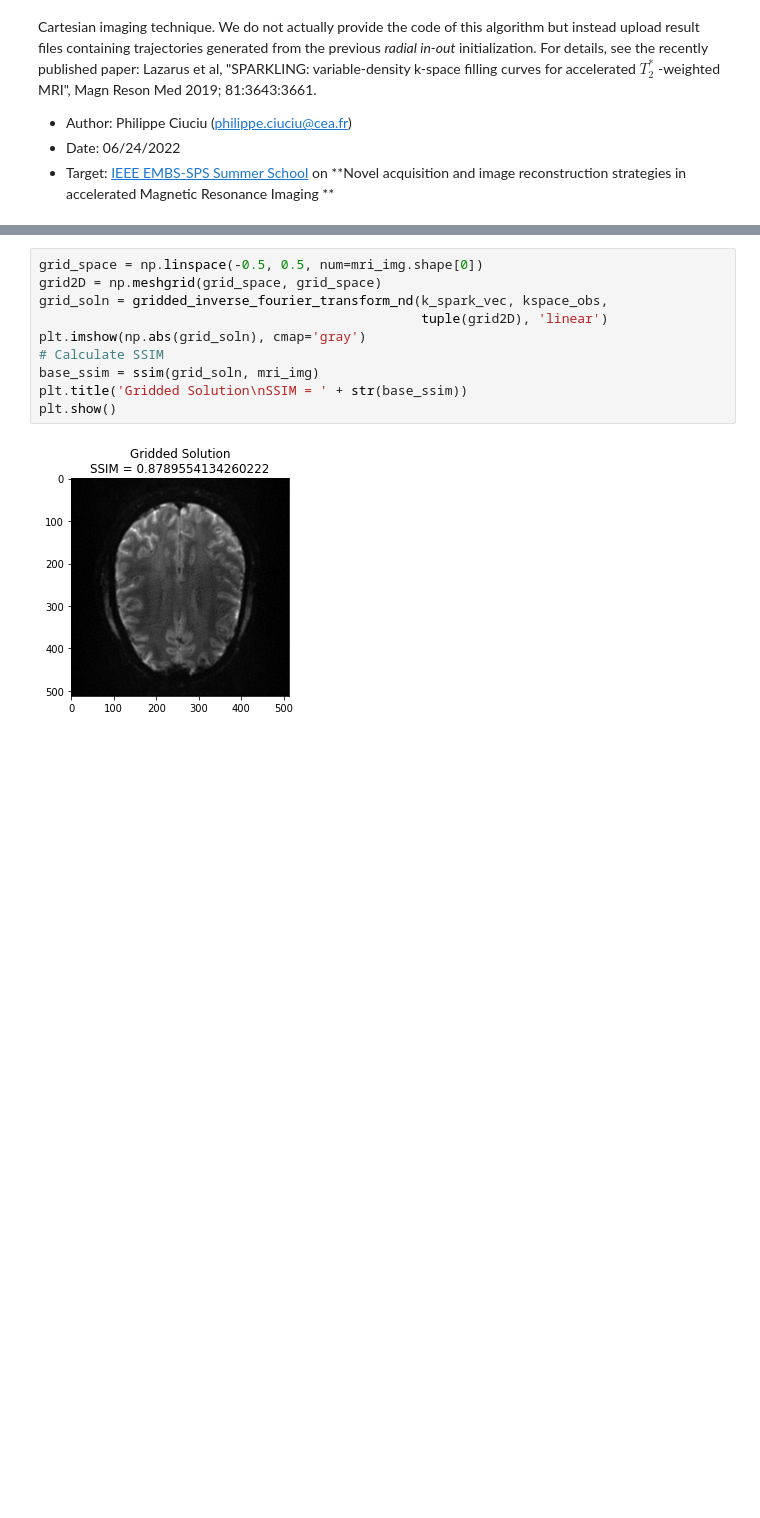
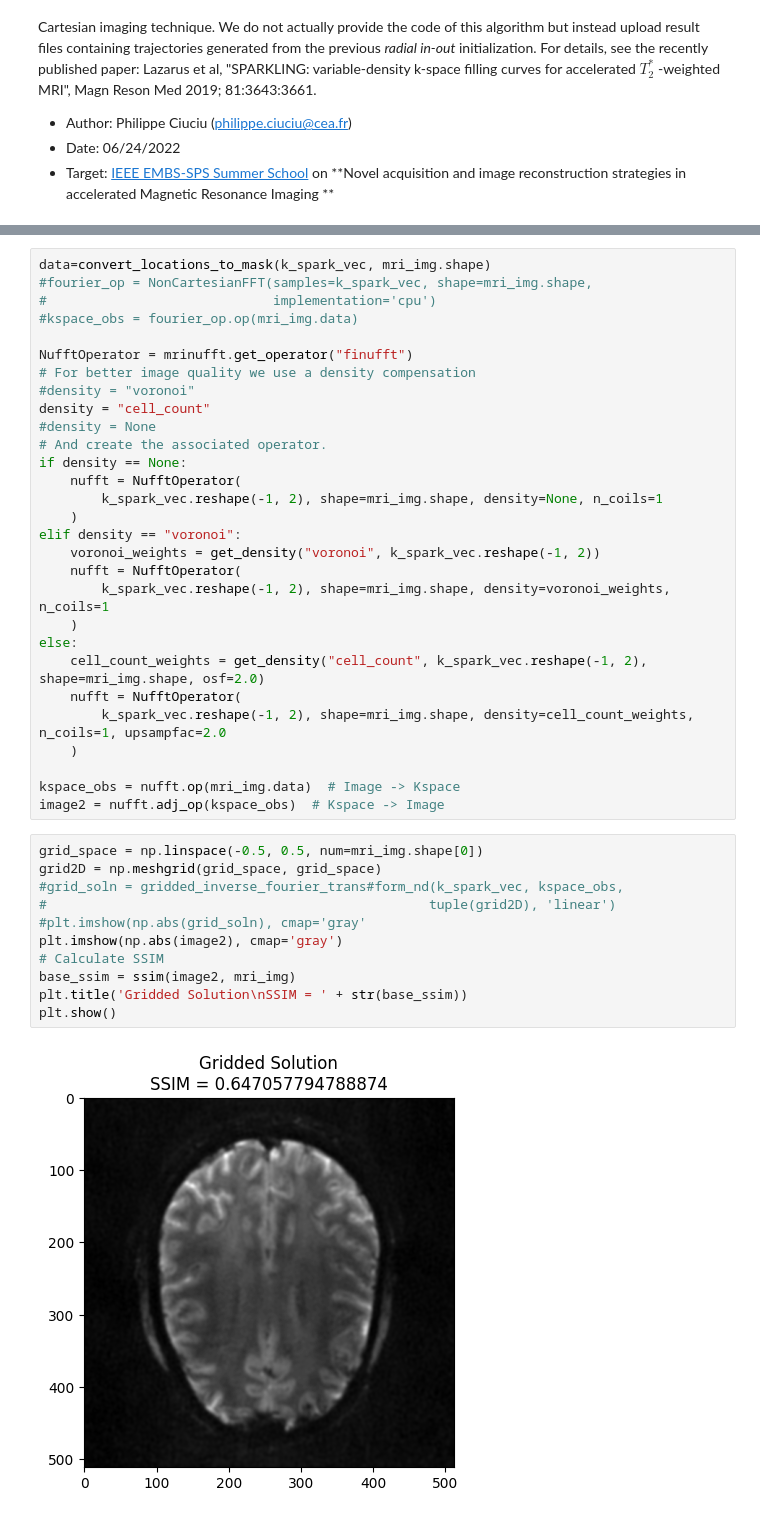
Before and after one commit to philouc/mri_acq_recon_tutorial, a Jupyter notebook: IEEE-EMBS_2022SummerSchool/07.Sparkling_undersampling.ipynb, the cells around one changed output, grey strips where cells are left out. Drawn from its saved outputs; the diff is of its cells as text; blank space fills up the shorter version.

Commit message:
updated SPARKLING non-Cartesian example with MRI nufft

```diff
--- a/IEEE-EMBS_2022SummerSchool/07.Sparkling_undersampling.ipynb
+++ b/IEEE-EMBS_2022SummerSchool/07.Sparkling_undersampling.ipynb
@@ -85,12 +82,42 @@ kspace_obs = fourier_op.op(mri_img.data)
+# %%
+data=convert_locations_to_mask(k_spark_vec, mri_img.shape)
+#fourier_op = NonCartesianFFT(samples=k_spark_vec, shape=mri_img.shape,
+#                             implementation='cpu')
+#kspace_obs = fourier_op.op(mri_img.data)
+
+NufftOperator = mrinufft.get_operator("finufft")
+# For better image quality we use a density compensation
+#density = "voronoi"
+density = "cell_count"
+#density = None
+# And create the associated operator.
+if density == None:
+    nufft = NufftOperator(
+        k_spark_vec.reshape(-1, 2), shape=mri_img.shape, density=None, n_coils=1
+    )
+elif density == "voronoi":
+    voronoi_weights = get_density("voronoi", k_spark_vec.reshape(-1, 2))
+    nufft = NufftOperator(
+        k_spark_vec.reshape(-1, 2), shape=mri_img.shape, density=voronoi_weights, n_coils=1
+    )
+else:
+    cell_count_weights = get_density("cell_count", k_spark_vec.reshape(-1, 2), shape=mri_img.shape, osf=2.0)
+    nufft = NufftOperator(
+        k_spark_vec.reshape(-1, 2), shape=mri_img.shape, density=cell_count_weights, n_coils=1, upsampfac=2.0
+    )
+
+kspace_obs = nufft.op(mri_img.data)  # Image -> Kspace
+image2 = nufft.adj_op(kspace_obs)  # Kspace -> Image
 # %%
 grid_space = np.linspace(-0.5, 0.5, num=mri_img.shape[0])
 grid2D = np.meshgrid(grid_space, grid_space)
-grid_soln = gridded_inverse_fourier_transform_nd(k_spark_vec, kspace_obs,
-                                                 tuple(grid2D), 'linear')
-plt.imshow(np.abs(grid_soln), cmap='gray')
+#grid_soln = gridded_inverse_fourier_trans#form_nd(k_spark_vec, kspace_obs,
+#                                                 tuple(grid2D), 'linear')
+#plt.imshow(np.abs(grid_soln), cmap='gray'
+plt.imshow(np.abs(image2), cmap='gray')
 # Calculate SSIM
-base_ssim = ssim(grid_soln, mri_img)
+base_ssim = ssim(image2, mri_img)
 plt.title('Gridded Solution\nSSIM = ' + str(base_ssim))
 plt.show()
 # %% [output]
-[figure, old version]
+[figure, new version]
```
Also changed, not shown: parts of 3 cells of this notebook.
